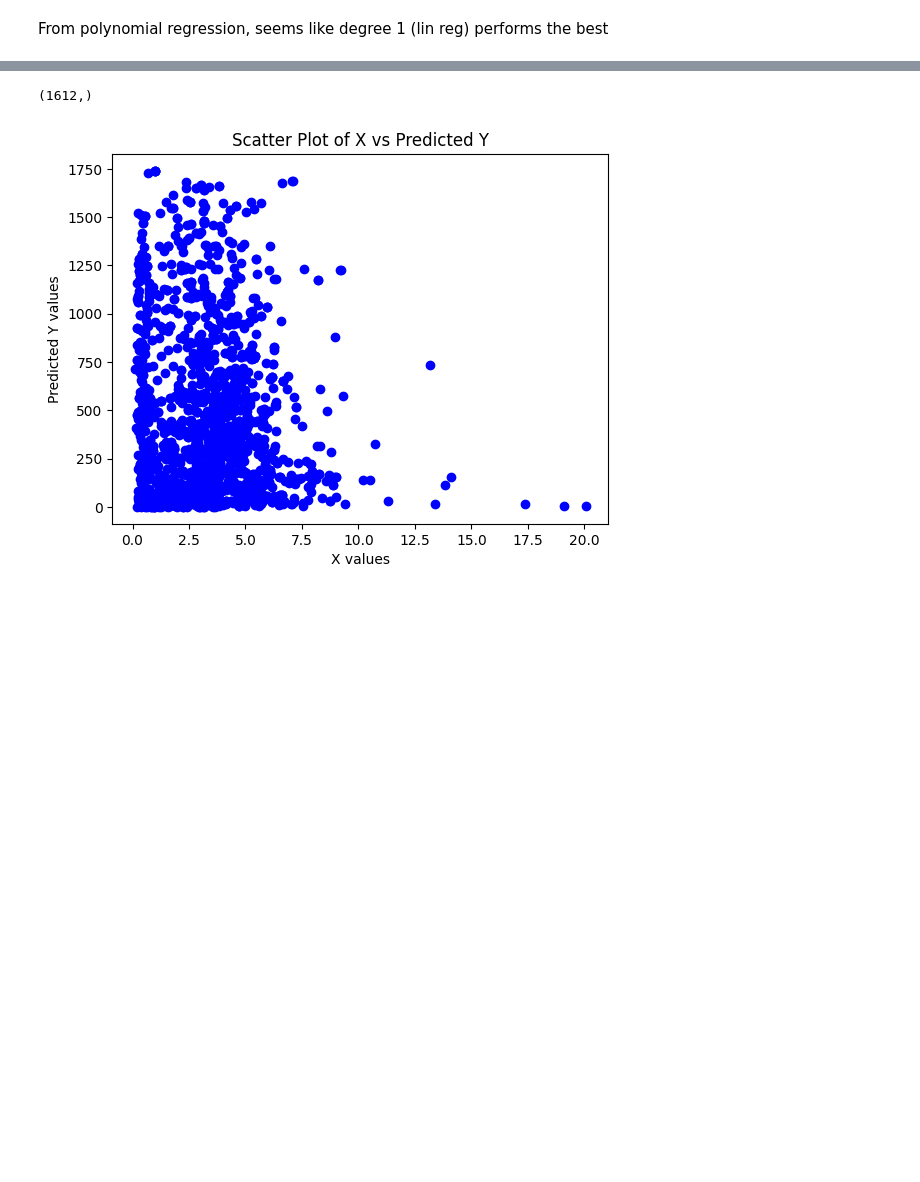
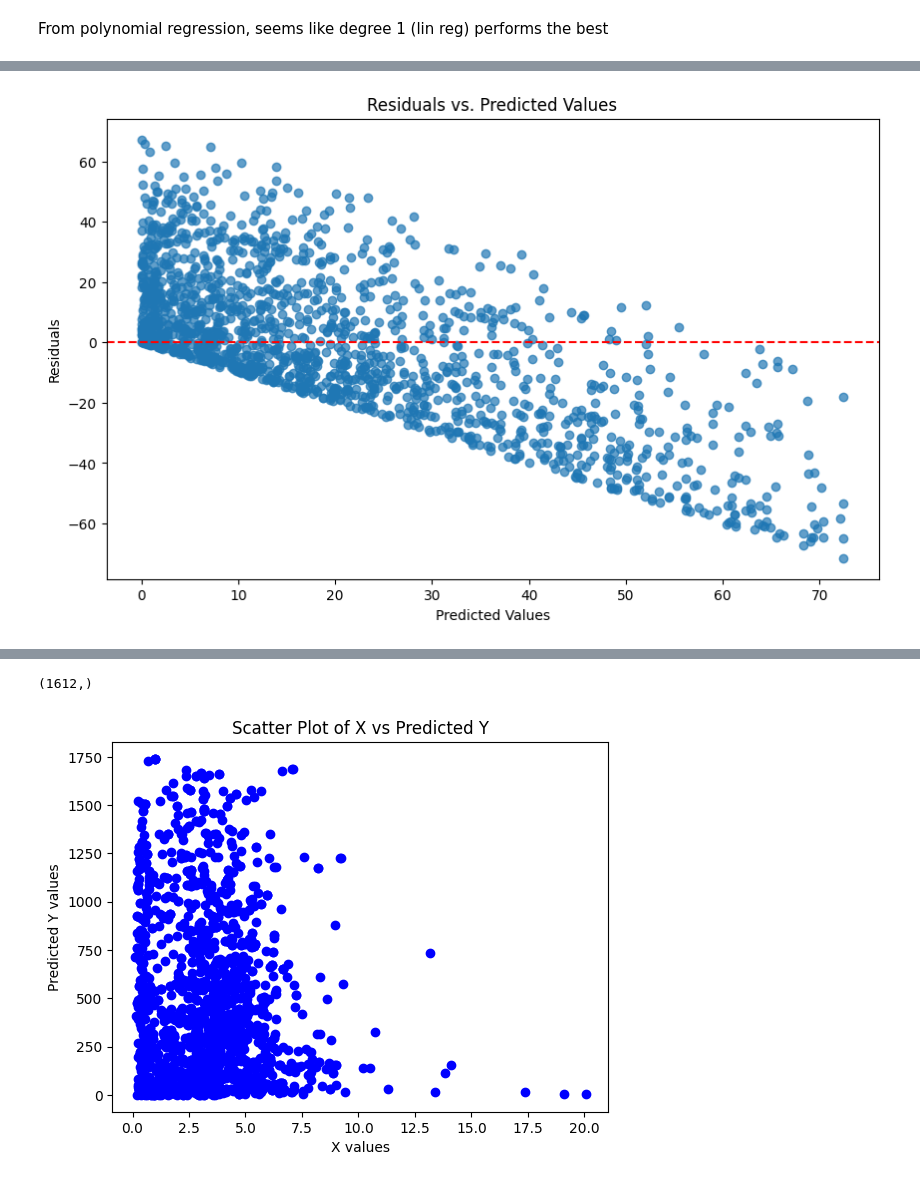
Before and after one commit to Mingtaros/CARES_Analytics, a Jupyter notebook: notebooks/Regression-DaysbetweenDeathandoperation.ipynb, the cells around one changed output, grey strips where cells are left out. Saved outputs shown, nothing was run; the diff lists cells and outputs as text; code cells hidden in the pictures; blank space fills up the shorter version.

```diff
--- a/notebooks/Regression-DaysbetweenDeathandoperation.ipynb
+++ b/notebooks/Regression-DaysbetweenDeathandoperation.ipynb
@@ -281,0 +373,7 @@ Name: DaysbetweenDeathandoperation, dtype: float64
+# %%
+# Get the best hyperparameters
+best_params = grid_search.best_params_
+print(f"Best hyperparameters: {best_params}")
+
+# Get the best estimator (i.e., the best model)
+best_model = grid_search.best_estimator_
@@ -281,0 +382,13 @@ Name: DaysbetweenDeathandoperation, dtype: float64
+# %%
+# Predict using the best model
+y_pred = best_model.predict(X_test)
+
+# Calculate evaluation metrics
+mse = mean_squared_error(y_test, y_pred)
+rmse = np.sqrt(mse)
+r2 = r2_score(y_test, y_pred)
+
+print(f"Best Model Performance:")
+print(f"  MSE: {mse}")
+print(f"  RMSE: {rmse}")
+print(f"  R²: {r2}")
@@ -304,7 +418,7 @@ from sklearn.metrics import mean_absolute_error, mean_squared_error, r2_score
 ]
 '''
 # %%
-X = days_cares[['Preoptransfusionwithin30days','Intraop']]
+X = days_cares[['PreopEGFRMDRD','Preoptransfusionwithin30days','Intraop','Postopwithin30days','Transfusionintraandpostop']]
 y = days_cares['DaysbetweenDeathandoperation']
 X_train, X_test, y_train, y_test = train_test_split(X, y, test_size=0.3, random_state=RANDOM_SEED)
 # %%
@@ -340,7 +454,7 @@ for i, N in enumerate(list_deg):
     #X_train_ = poly.fit_transform(X_train)
 
     # Fits and transforms the input train data and creates new features of degree 1
-    X_train_ = poly.fit_transform(X_train.values.reshape(-1, 1))
+    X_train_ = poly.fit_transform(X_train)
 
     # Instantiate a linear regressor
     linreg = LinearRegression()
@@ -352,7 +466,7 @@ for i, N in enumerate(list_deg):
     #X_test_ = poly.fit_transform(X_test)
 
     # Transform the test data to include polynomial features of the same degree
-    X_test_ = poly.fit_transform(X_test.values.reshape(-1, 1))
+    X_test_ = poly.fit_transform(X_test.values)
 
     # Store the predicted values on the ith row
     y_pred = linreg.predict(X_test_)
@@ -381,0 +563,12 @@ X_train.shape
+# %%
+residuals = y_test - y_pred
+
+plt.figure(figsize=(10, 6))
+plt.scatter(y_pred, residuals, alpha=0.7)
+plt.axhline(y=0, color='r', linestyle='--')
+plt.xlabel('Predicted Values')
+plt.ylabel('Residuals')
+plt.title('Residuals vs. Predicted Values')
+plt.show()
+# %% [output]
+[figure, added]
```
Also changed, not shown: parts of 47 cells of this notebook.
